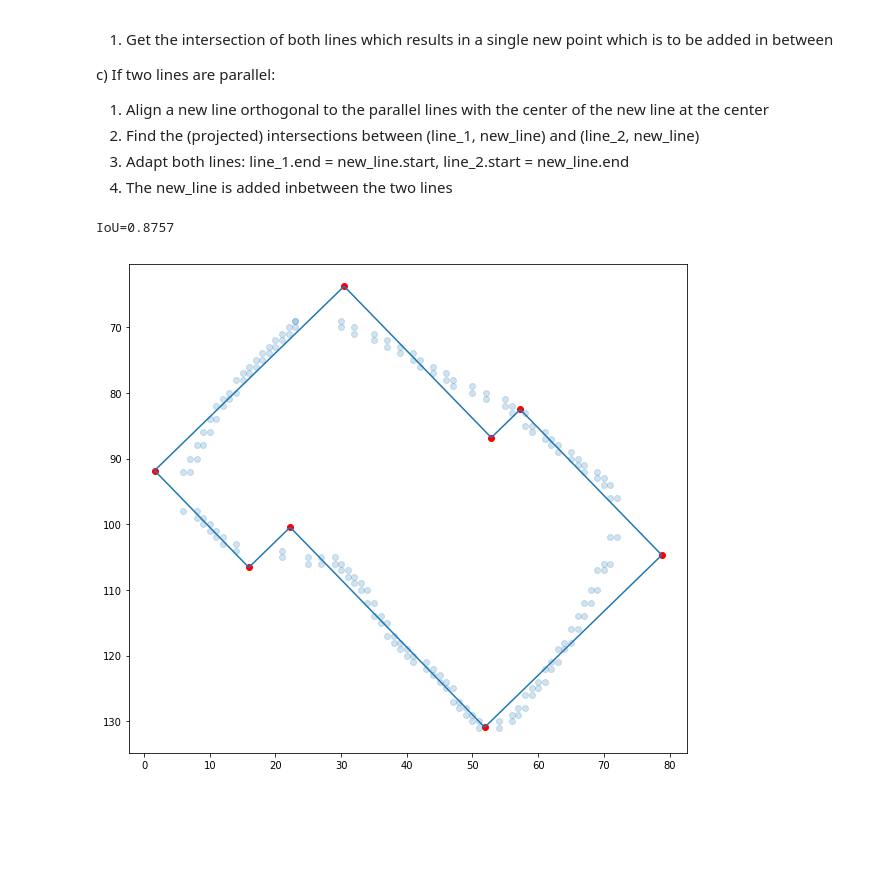
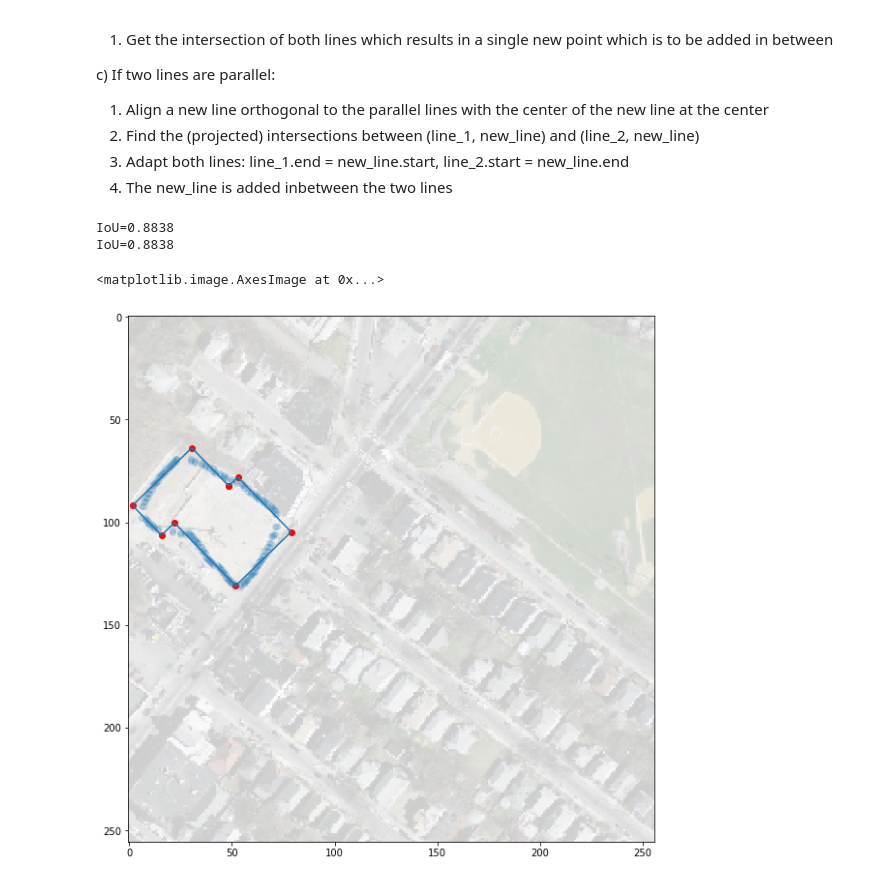
Before and after one commit to mnboos/osm-instance-segmentation, a Jupyter notebook: Regularization.ipynb, the cells around one changed output. Saved outputs shown, nothing was run; the diff lists cells and outputs as text; code cells hidden in the pictures; blank space fills up the shorter version.

```diff
--- a/Regularization.ipynb
+++ b/Regularization.ipynb
@@ -295,49 +314,72 @@ c) If two lines are parallel:
 from shapely.affinity import scale, rotate
 
 fig, ax = plt.subplots(figsize=(10,10))
+
+# lco = mc.LineCollection(map(lambda l: l.coords, outline), color='green')
+# ax.add_collection(lco)
+
 ax.set(aspect='equal')
 corner_points = []
 for i, line in enumerate(outline):
     next_line = outline[(i+1)%len(outline)]
     parallel = line.orientation == next_line.orientation
+#     print("l_{} || l_{} == {}".format(line.nr, next_line.nr, parallel))
     ls_1 = LineString(line.coords)
     ls_2 = LineString(next_line.coords)
     if ls_1.intersects(ls_2):
         p = ls_1.intersection(ls_2)
         corner_points.append((p.x, p.y))
     elif parallel:
-        ls_middle = LineString([ls_1.coords[-1], ls_2.coords[0]])
+        ls_middle = LineString([line.coords[-1], next_line.coords[0]])
         center = ls_middle.centroid
-        center_line = scale(rotate(LineString([center, (center.x+1, center.y)]), line.orientation+90), 10, 10)
+        center_line = scale(rotate(geom=LineString([center, (center.x+10, center.y)]),
+                                   angle=line.orientation+90,
+                                   origin=center), 10, 10)
+
         p_1 = scale(ls_1, 1000, 1000).intersection(center_line)
         p_2 = scale(ls_2, 1000, 1000).intersection(center_line)
+#         lc = mc.LineCollection([center_line], color='red')
+#         ax.add_collection(lc)
+#         ax.scatter([center.x, line.coords[0][0]], [center.y, line.coords[0][1]], color='brown')
         corner_points.append((p_1.x, p_1.y))
         corner_points.append((p_2.x, p_2.y))
     else:
         p = scale(ls_1, 1000, 1000).intersection(scale(ls_2, 1000, 1000))
         corner_points.append((p.x, p.y))
 
+corner_points.append(corner_points[0])
 final_lines = []
 for idx, p in enumerate(corner_points):
     p_next = corner_points[idx-1]
     final_lines.append((p, p_next))
 
 lc = mc.LineCollection(final_lines)
 ax.add_collection(lc)
 corners_x = np.asarray(list(map(lambda p: p[0], corner_points)))
 corners_y = np.asarray(list(map(lambda p: p[1], corner_points)))
 ax.scatter(corners_x, corners_y, color='red')
 
 x = np.asarray(list(map(lambda p: p[0], points)))
 y = np.asarray(list(map(lambda p: p[1], points)))
 ax.scatter(x, y, alpha=0.2)
 
 poly_base = geometry.Polygon(points)
 poly_new = geometry.Polygon(corner_points)
 iou = poly_base.intersection(poly_new).area / poly_base.union(poly_new).area
 print("IoU={}".format(np.round(iou,4)))
+best_angle = 0
+for rot in range(0, 180):
+    poly_new = rotate(poly_new, rot)
+    new_iou = poly_base.intersection(poly_new).area / poly_base.union(poly_new).area
+    if new_iou > iou:
+        iou = new_iou
+        best_angle = rot
+print("IoU={}".format(np.round(iou,4)))
 
-plt.gca().invert_yaxis()
+ax.imshow(image, alpha=0.2)
+# plt.gca().invert_yaxis()
 # %% [output]
-IoU=0.8757
+IoU=0.8838
+IoU=0.8838
+<matplotlib.image.AxesImage at 0x...>
-[figure, old version]
+[figure, new version]
```
Also changed, not shown: parts of 5 cells of this notebook.
